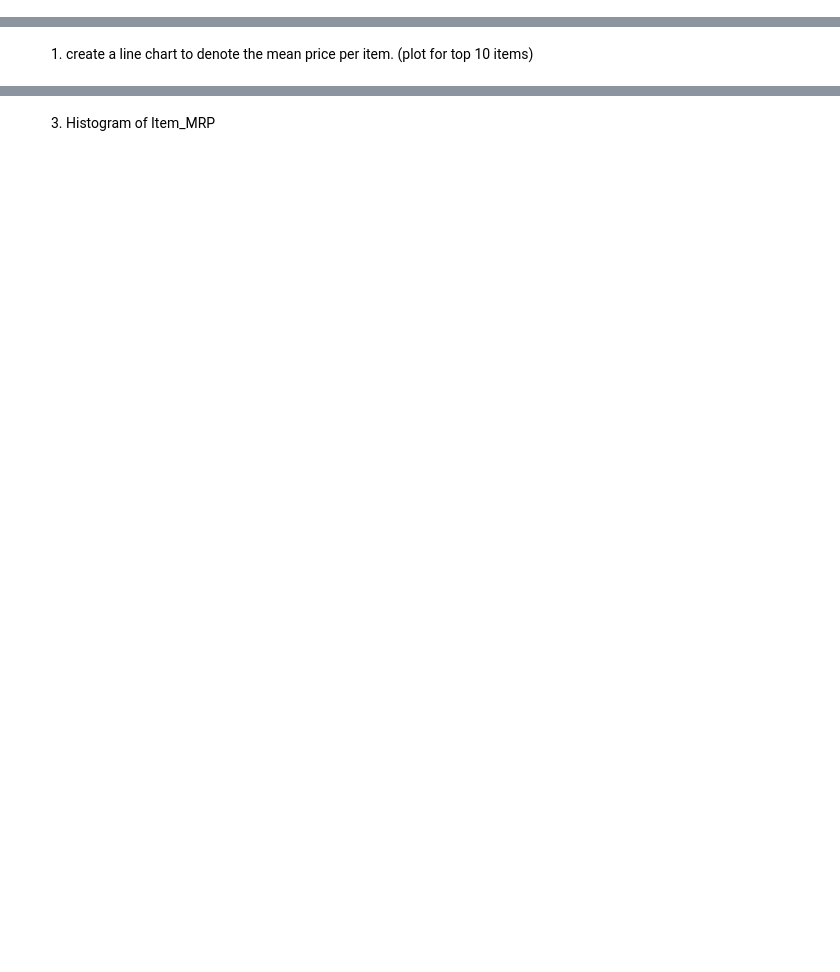
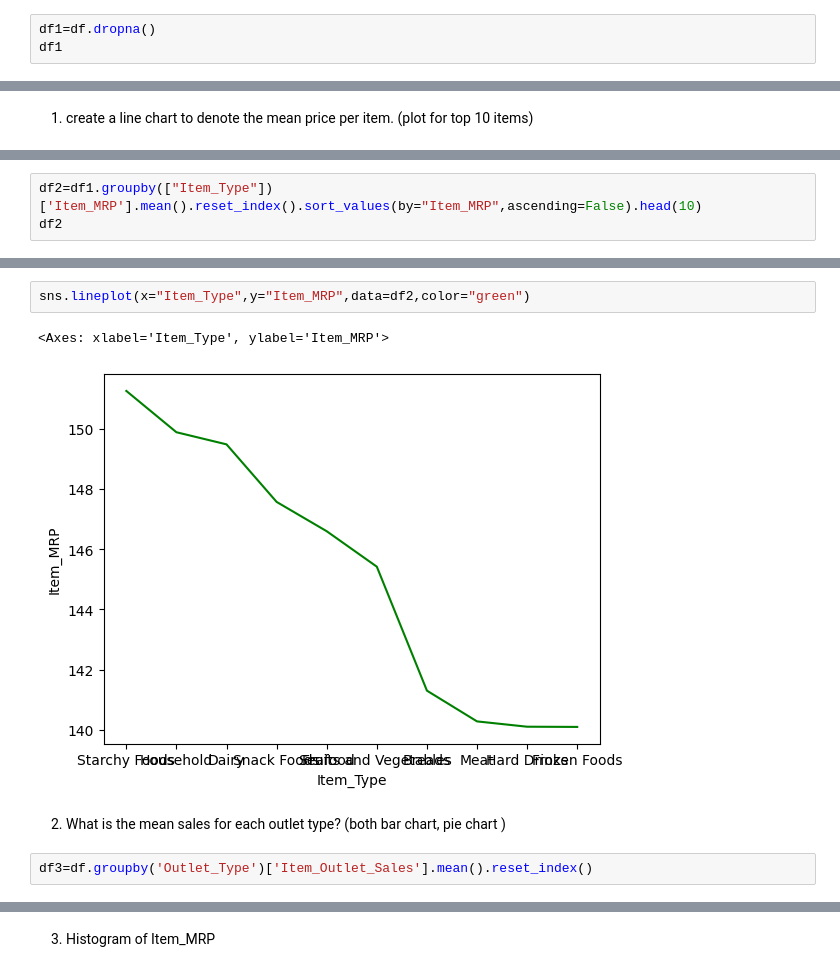
Before and after one commit to andrearosejose/PYTHON_DS, a Jupyter notebook: VISUALISATION_ASSIGNMENT_9.ipynb, the cells around one changed output, grey strips where cells are left out. Cells and saved outputs as stored; diff of their text form; blank space fills up the shorter version.

```diff
--- a/VISUALISATION_ASSIGNMENT_9.ipynb
+++ b/VISUALISATION_ASSIGNMENT_9.ipynb
@@ -7,0 +39,3 @@ df=pd.read_csv('bigmart_data.csv')
+# %%
+df1=df.dropna()
+df1
@@ -11,0 +58,3 @@ df=pd.read_csv('bigmart_data.csv')
+# %%
+df2=df1.groupby(["Item_Type"])['Item_MRP'].mean().reset_index().sort_values(by="Item_MRP",ascending=False).head(10)
+df2
@@ -11,0 +73,9 @@ df=pd.read_csv('bigmart_data.csv')
+# %%
+sns.lineplot(x="Item_Type",y="Item_MRP",data=df2,color="green")
+# %% [output]
+<Axes: xlabel='Item_Type', ylabel='Item_MRP'>
+[figure, added]
+# %% [markdown]
+2. What is the mean sales for each outlet type? (both bar chart, pie chart )
+# %%
+df3=df.groupby('Outlet_Type')['Item_Outlet_Sales'].mean().reset_index()
```
Also changed, not shown: parts of 14 cells of this notebook.
